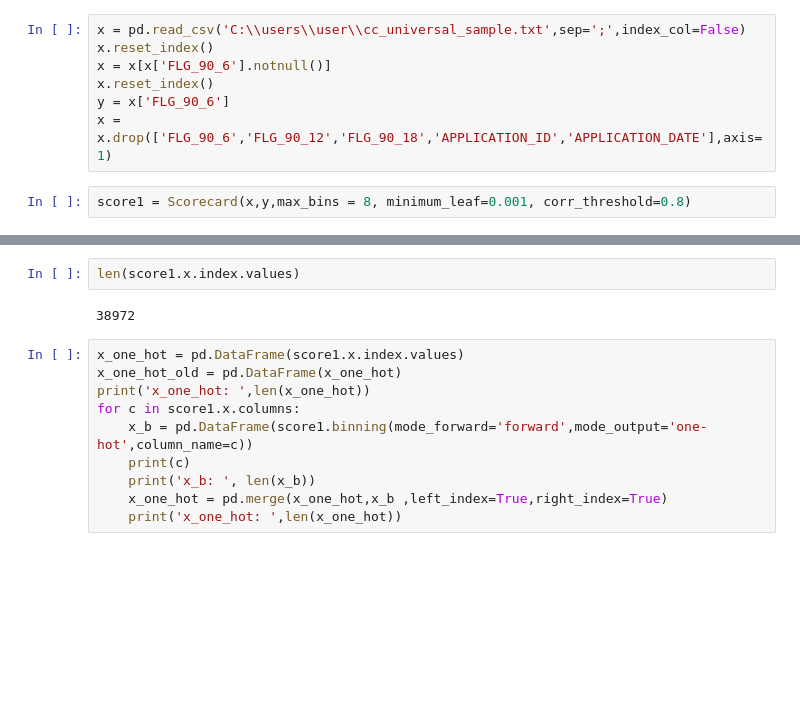
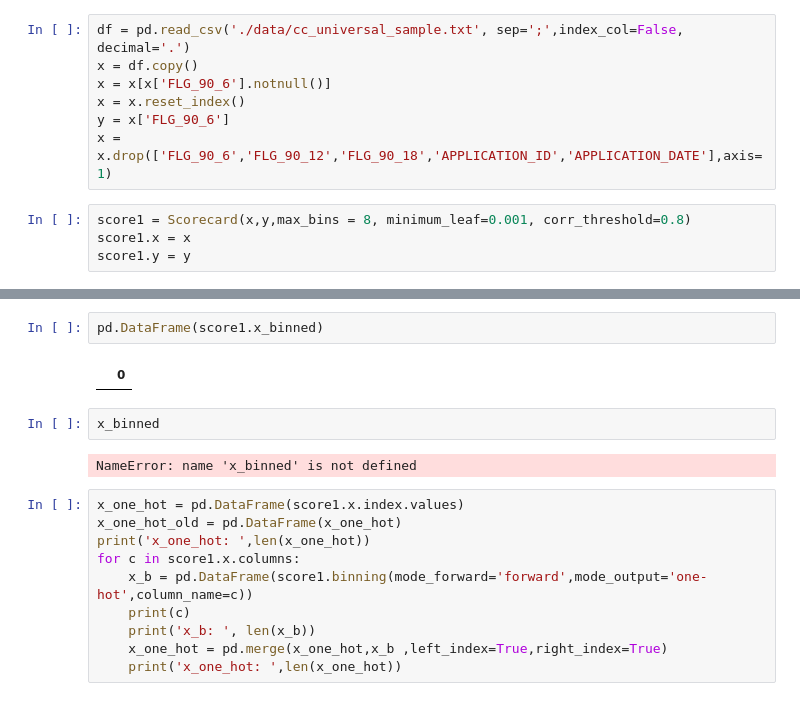
Before and after one commit to mikhail-sysoew/scoring_automation, a Jupyter notebook: logit_class.ipynb, the cells around one changed output, grey strips where cells are left out. Cells and saved outputs as stored; diff of their text form; blank space fills up the shorter version.

```diff
--- a/logit_class.ipynb
+++ b/logit_class.ipynb
@@ -321,9 +335,11 @@ y_test = df_test["BAD_12_FLAG90"][df_test['BAD_12_FLAG90'].notnull()]
 # %%
-x = pd.read_csv('C:\\users\\user\\cc_universal_sample.txt',sep=';',index_col=False)
-x.reset_index()
+df = pd.read_csv('./data/cc_universal_sample.txt', sep=';',index_col=False, decimal='.')
+x = df.copy()
 x = x[x['FLG_90_6'].notnull()]
-x.reset_index()
+x = x.reset_index()
 y = x['FLG_90_6']
 x = x.drop(['FLG_90_6','FLG_90_12','FLG_90_18','APPLICATION_ID','APPLICATION_DATE'],axis=1)
 # %%
 score1 = Scorecard(x,y,max_bins = 8, minimum_leaf=0.001, corr_threshold=0.8)
+score1.x = x
+score1.y = y
@@ -350,7 +368,11 @@ SCORE_B3
-# %%
-len(score1.x.index.values)
-# %% [output]
-38972
+# %%
+pd.DataFrame(score1.x_binned)
+# %% [output]
+|  | 0 |
+# %%
+x_binned
+# %% [output]
+NameError: name 'x_binned' is not defined
 # %%
 x_one_hot = pd.DataFrame(score1.x.index.values)
 x_one_hot_old = pd.DataFrame(x_one_hot)
```
Also changed, not shown: parts of 5 cells of this notebook, 1 other file.
